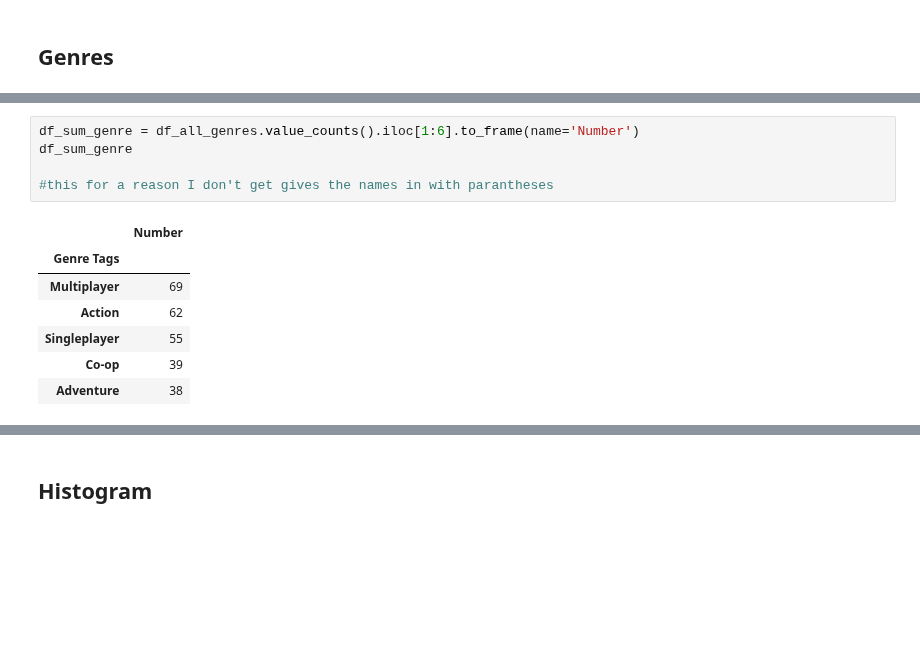
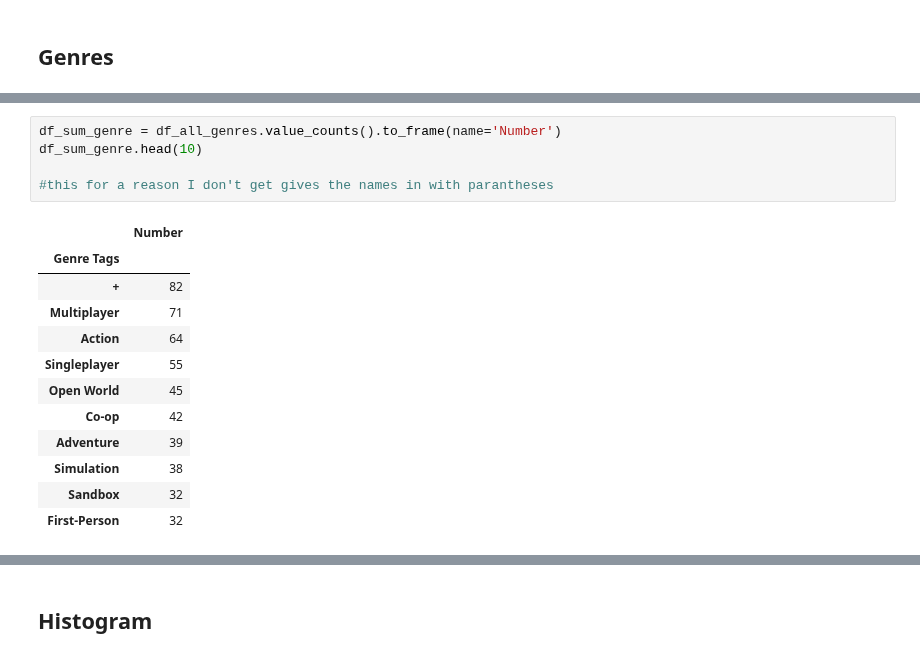
Before and after one commit to johnsandsjo/data-visualisation-john-sandsjo-de24, a Jupyter notebook: exercises/exercise0/exercise0_1.ipynb, the cells around one changed output, grey strips where cells are left out. Drawn from its saved outputs; the diff is of its cells as text; blank space fills up the shorter version.

```diff
--- a/exercises/exercise0/exercise0_1.ipynb
+++ b/exercises/exercise0/exercise0_1.ipynb
@@ -194,18 +194,23 @@ df_all_genres
 | 1768 | + |
 1769 rows × 1 columns
 # %%
-df_sum_genre = df_all_genres.value_counts().iloc[1:6].to_frame(name='Number')
-df_sum_genre
+df_sum_genre = df_all_genres.value_counts().to_frame(name='Number')
+df_sum_genre.head(10)
 
 #this for a reason I don't get gives the names in with parantheses
 # %% [output]
 |  | Number |
 | Genre Tags |  |
-| Multiplayer | 69 |
-| Action | 62 |
+| + | 82 |
+| Multiplayer | 71 |
+| Action | 64 |
 | Singleplayer | 55 |
-| Co-op | 39 |
-| Adventure | 38 |
+| Open World | 45 |
+| Co-op | 42 |
+| Adventure | 39 |
+| Simulation | 38 |
+| Sandbox | 32 |
+| First-Person | 32 |
 # %%
 #instead do a groupby I don't get that
 df_top5_genres= df_all_genres.groupby("Genre Tags").size().sort_values(ascending=False).iloc[1:6].to_frame(name="Number")
```
Also changed, not shown: parts of 5 cells of this notebook, 6 other files.
